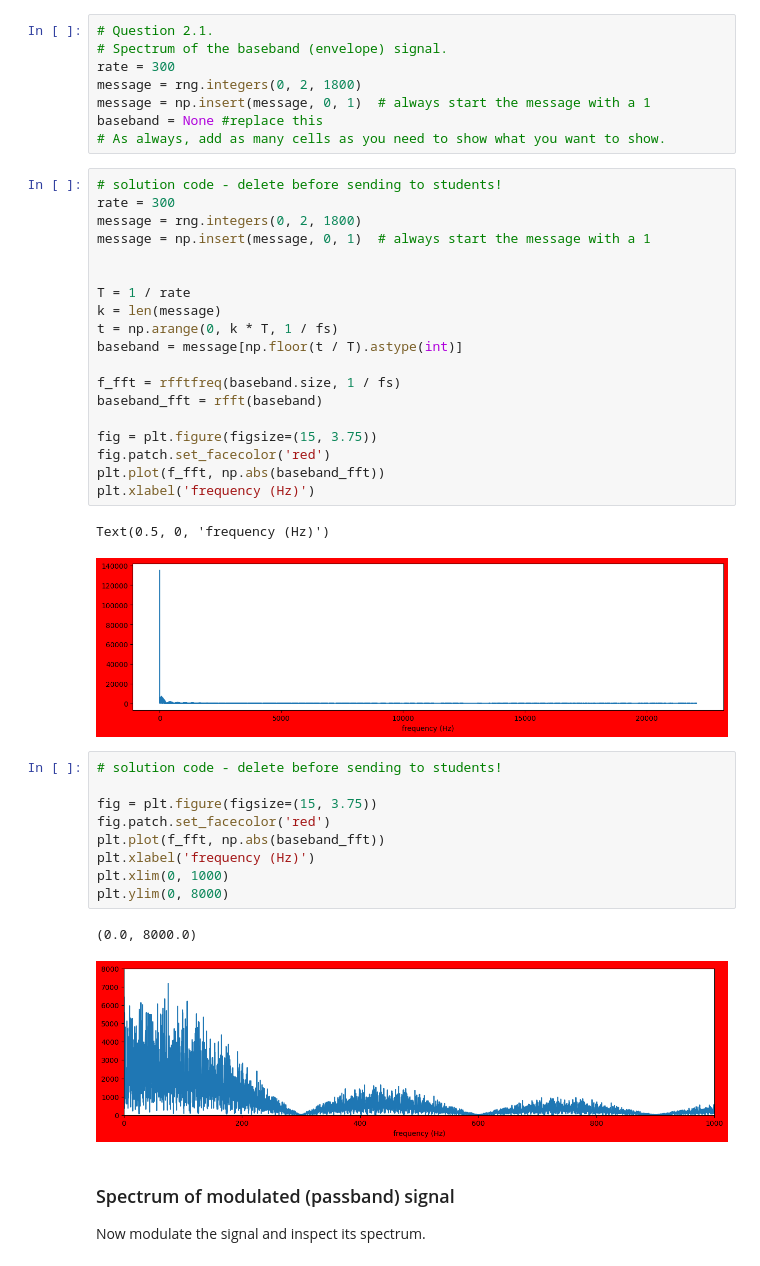
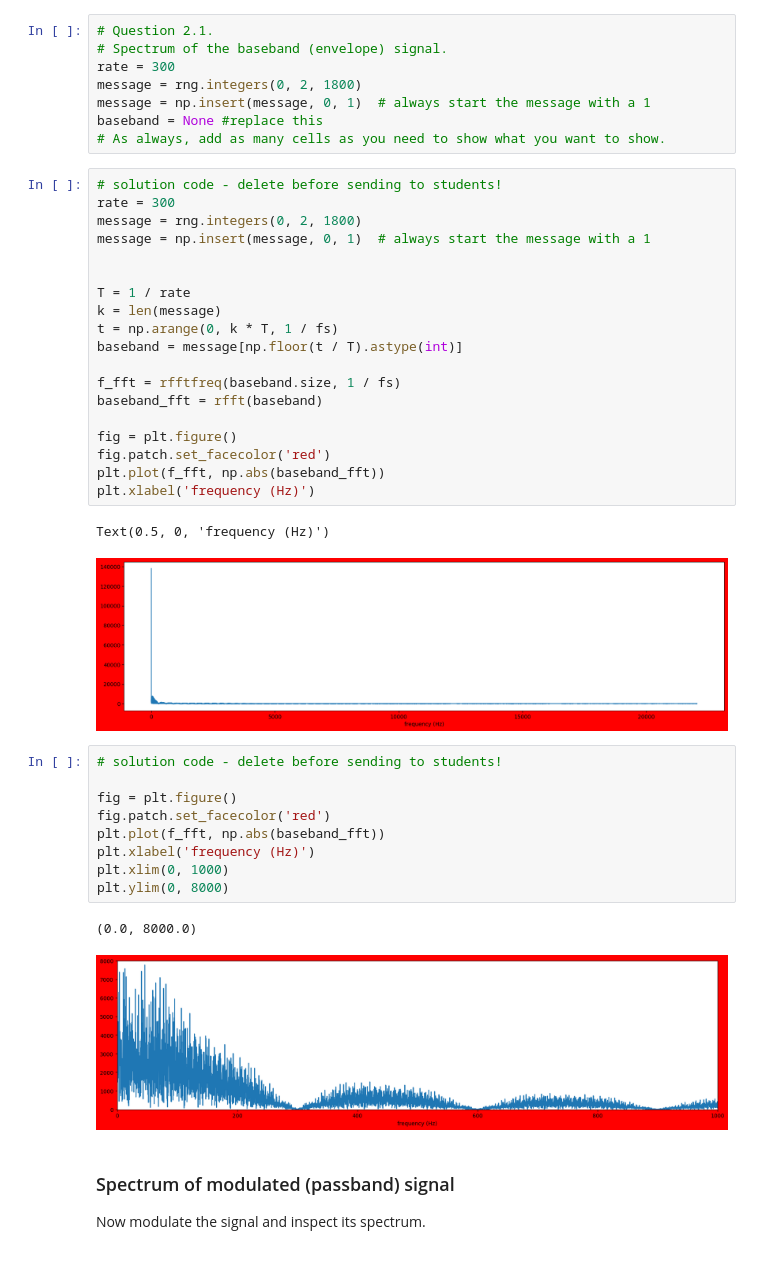
Before and after one commit to Kizjkre/engr76-2b-rewrite, a Jupyter notebook: project2b-solution.ipynb, the cells around one changed output. Cells and saved outputs as stored; diff of their text form.

```diff
--- a/project2b-solution.ipynb
+++ b/project2b-solution.ipynb
@@ -234,25 +232,25 @@ baseband = message[np.floor(t / T).astype(int)]
 f_fft = rfftfreq(baseband.size, 1 / fs)
 baseband_fft = rfft(baseband)
 
-fig = plt.figure(figsize=(15, 3.75))
+fig = plt.figure()
 fig.patch.set_facecolor('red')
 plt.plot(f_fft, np.abs(baseband_fft))
 plt.xlabel('frequency (Hz)')
 # %% [output]
 Text(0.5, 0, 'frequency (Hz)')
-[figure, old version]
+[figure, new version]
 # %%
 # solution code - delete before sending to students!
 
-fig = plt.figure(figsize=(15, 3.75))
+fig = plt.figure()
 fig.patch.set_facecolor('red')
 plt.plot(f_fft, np.abs(baseband_fft))
 plt.xlabel('frequency (Hz)')
 plt.xlim(0, 1000)
 plt.ylim(0, 8000)
 # %% [output]
 (0.0, 8000.0)
-[figure, old version]
+[figure, new version]
 # %% [markdown]
 ### Spectrum of modulated (passband) signal
 
```
Also changed, not shown: parts of 20 cells of this notebook.
